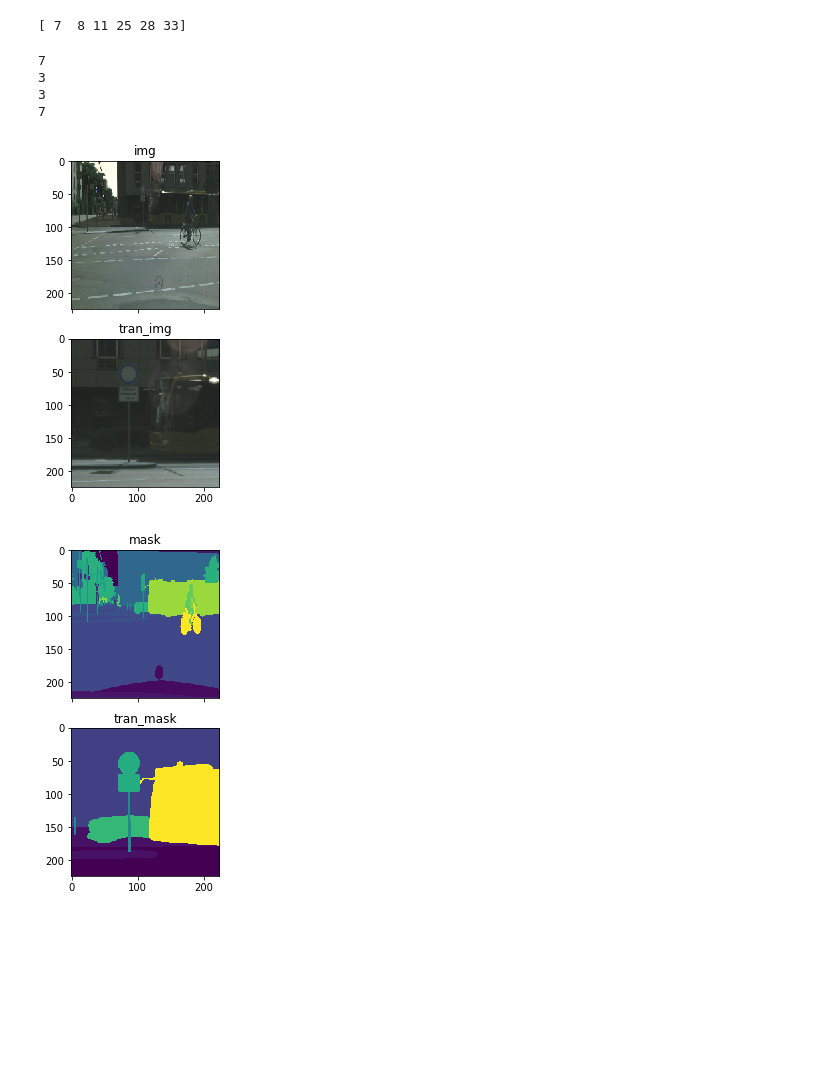
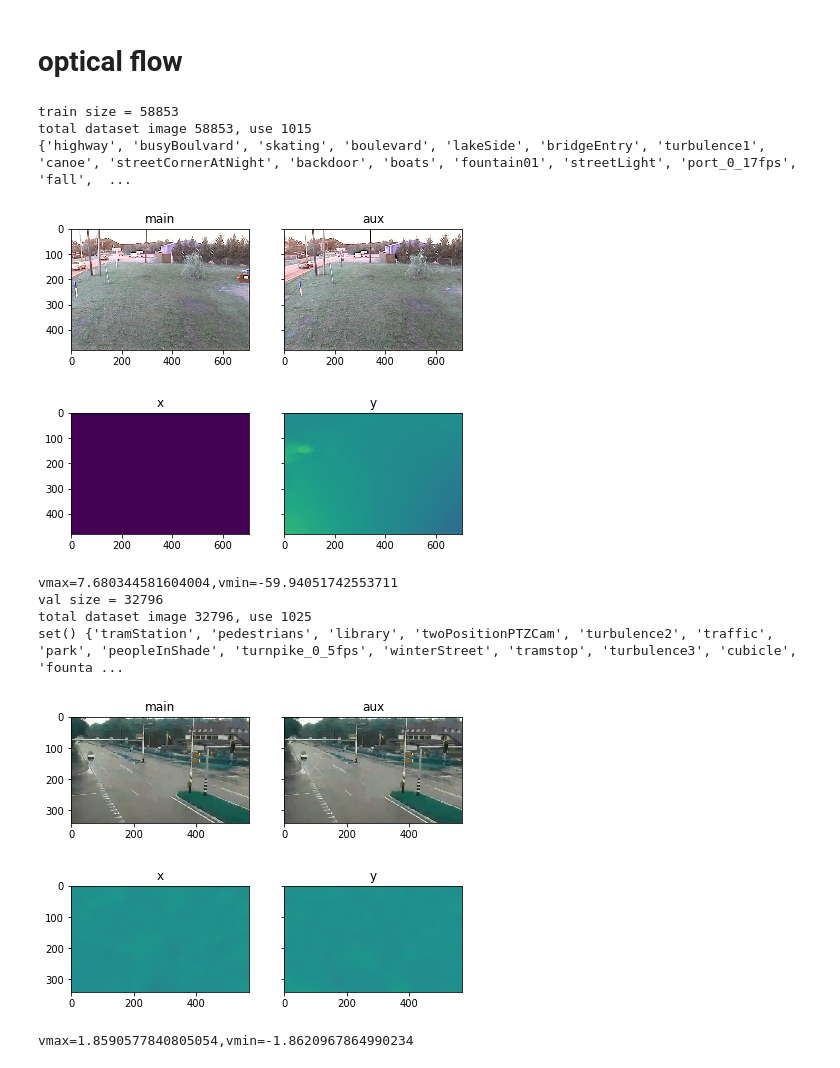
Before and after one commit to ISCAS007/torchseg, a Jupyter notebook: notebooks/dataset_aug.ipynb, the cells around one changed output. Drawn from its saved outputs; the diff is of its cells as text; code cells hidden in the pictures; blank space fills up the shorter version.

```diff
--- a/notebooks/dataset_aug.ipynb
+++ b/notebooks/dataset_aug.ipynb
@@ -66,23 +86,55 @@ show_images(masks, ['mask','tran_mask'], vmin=0,vmax=33)
-# %%
-print(np.unique(tran_mask))
-# %% [output]
-[ 7  8 11 25 28 33]
-# %%
-mask.shape
-print(mask[700,100])
-print(mask[1023,0])
-print(mask[1023,2040])
-print(tran_mask[400,0])
-# %% [output]
-7
-3
-3
-7
-# %%
-imgs = [cv2.resize(img, (224, 224), interpolation=cv2.INTER_LINEAR) for img in [img, tran_img]]
-masks = [cv2.resize(img, (224, 224), interpolation=cv2.INTER_NEAREST) for img in [mask, tran_mask]]
-show_images(imgs, ['img', 'tran_img'])
-show_images(masks, ['mask','tran_mask'])
-# %% [output]
-[figure, removed]
-[figure, removed]
+# %% [markdown]
+# optical flow
+# %%
+# view optical flow
+def show_optical_flow(main_path,aux_path,out_path):
+    main_img=cv2.imread(main_path)
+    aux_img=cv2.imread(aux_path)
+    show_images([main_img,aux_img],['main','aux'])
+    flow_file=open(out_path,'r')
+
+    a=np.fromfile(flow_file,np.uint8,count=4)
+    b=np.fromfile(flow_file,np.int32,count=2)
+    flow=np.fromfile(flow_file,np.float32).reshape((b[1],b[0],2))
+    show_images([flow[:,:,0],flow[:,:,1]],['x','y'],vmax=20,vmin=-20)
+    print('vmax={},vmin={}'.format(np.max(flow),np.min(flow)))
+    flow_file.close()
+
+config=edict()
+config.dataset='cdnet2014'
+assert config.dataset in ['cdnet2014','FBMS','segtrackv2','BMCnet']
+config.frame_gap=5
+config.input_shape=[224,224]
+config.use_part_number=1000
+config.ignore_outOfRoi=True
+
+#path to save optical flow results
+flow_root_dir=os.path.expanduser('~/cvdataset/optical_flow')
+# root path for all dataset
+dataset_root_dir=os.path.expanduser('~/cvdataset')
+
+for split in ['train','val']:
+    xxx_dataset=get_dataset(config,split)
+    n=len(xxx_dataset)
+    for idx in range(n):
+        main_path,aux_path,gt_path=xxx_dataset.__get_path__(idx)
+        assert main_path.find(dataset_root_dir)>=0,'suppose is wrong for {} and {} !!! cannot generate out_path'.format(main_path,dataset_root_dir)
+        out_path=main_path.replace(dataset_root_dir,flow_root_dir)
+        suffix=os.path.splitext(out_path)[1]
+        out_path=out_path.replace(suffix,'.flo')
+
+        show_optical_flow(main_path,aux_path,out_path)
+        break
+# %% [output]
+train size = 58853
+total dataset image 58853, use 1015
+{'highway', 'busyBoulvard', 'skating', 'boulevard', 'lakeSide', 'bridgeEntry', 'turbulence1', 'canoe', 'streetCornerAtNight', 'backdoor', 'boats', 'fountain01', 'streetLight', 'port_0_17fps', 'fall',  ...
+[figure, added]
+[figure, added]
+vmax=7.680344581604004,vmin=-59.94051742553711
+val size = 32796
+total dataset image 32796, use 1025
+set() {'tramStation', 'pedestrians', 'library', 'twoPositionPTZCam', 'turbulence2', 'traffic', 'park', 'peopleInShade', 'turnpike_0_5fps', 'winterStreet', 'tramstop', 'turbulence3', 'cubicle', 'founta ...
+[figure, added]
+[figure, added]
+vmax=1.8590577840805054,vmin=-1.8620967864990234
```
Also changed, not shown: parts of 16 cells of this notebook, 3 other files.
